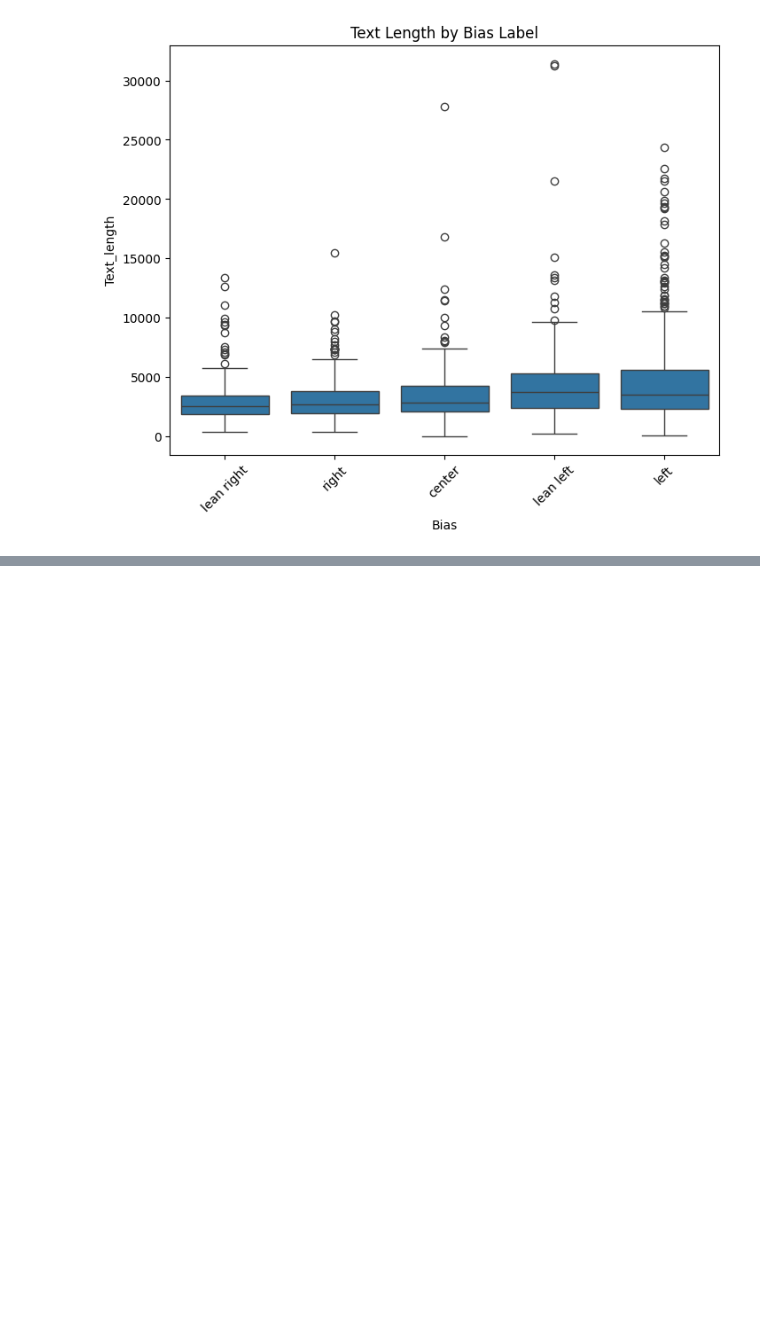
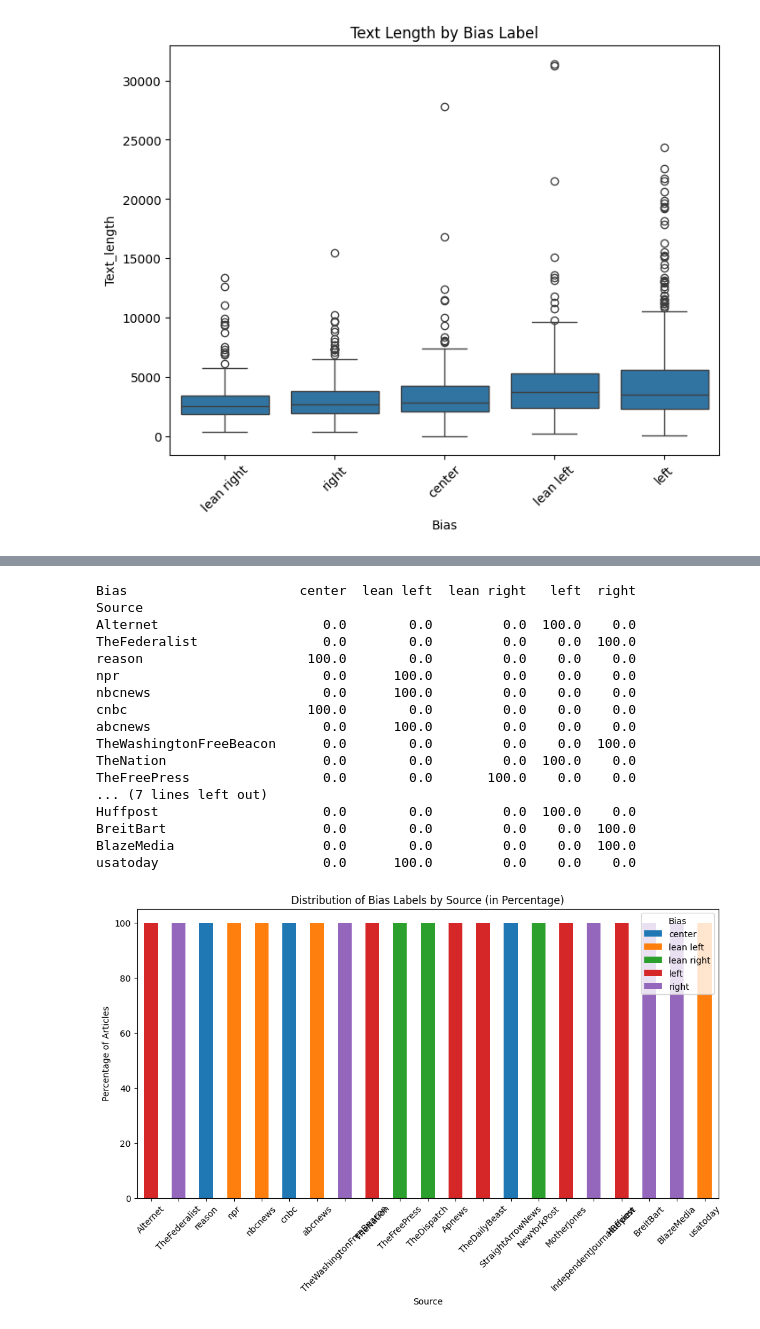
Before and after one commit to foongming/CS5242Project, a Jupyter notebook: EDA.ipynb, the cells around one changed output, grey strips where cells are left out. Cells and saved outputs as stored; diff of their text form; code cells hidden in the pictures; blank space fills up the shorter version.

```diff
--- a/EDA.ipynb
+++ b/EDA.ipynb
@@ -249,0 +320,46 @@ plt.show()
+# %%
+# Group by 'Source' and 'Bias' and get the count for each combination
+bias_distribution_by_source = data.groupby(['Source', 'Bias']).size().unstack(fill_value=0)
+
+# Normalize the counts by dividing by the row sums (to get percentages)
+bias_distribution_by_source = bias_distribution_by_source.div(bias_distribution_by_source.sum(axis=1), axis=0) * 100
+
+# Sort by the total percentage (optional, to maintain consistency)
+bias_distribution_by_source['Total'] = bias_distribution_by_source.sum(axis=1)
+bias_distribution_by_source = bias_distribution_by_source.sort_values(by='Total', ascending=False)
+
+# Drop the 'Total' column from the plot
+bias_distribution_by_source.drop('Total', axis=1, inplace=True)
+
+# Print the normalized distribution
+print(bias_distribution_by_source)
+
+# Plot the distribution using a stacked column chart in percentages
+bias_distribution_by_source.plot(kind='bar', stacked=True, figsize=(12, 6))
+plt.title('Distribution of Bias Labels by Source (in Percentage)')
+plt.xlabel('Source')
+plt.ylabel('Percentage of Articles')
+plt.xticks(rotation=45)
+plt.legend(title='Bias')
+plt.show()
+
+# all sources produce only one type of bias, hence source is a strong predictor of bias
+# %% [output]
+Bias                      center  lean left  lean right   left  right
+Source
+Alternet                     0.0        0.0         0.0  100.0    0.0
+TheFederalist                0.0        0.0         0.0    0.0  100.0
+reason                     100.0        0.0         0.0    0.0    0.0
+npr                          0.0      100.0         0.0    0.0    0.0
+nbcnews                      0.0      100.0         0.0    0.0    0.0
+cnbc                       100.0        0.0         0.0    0.0    0.0
+abcnews                      0.0      100.0         0.0    0.0    0.0
+TheWashingtonFreeBeacon      0.0        0.0         0.0    0.0  100.0
+TheNation                    0.0        0.0         0.0  100.0    0.0
+TheFreePress                 0.0        0.0       100.0    0.0    0.0
+... (7 lines left out)
+Huffpost                     0.0        0.0         0.0  100.0    0.0
+BreitBart                    0.0        0.0         0.0    0.0  100.0
+BlazeMedia                   0.0        0.0         0.0    0.0  100.0
+usatoday                     0.0      100.0         0.0    0.0    0.0
+[figure, added]
```
Also changed, not shown: parts of 6 cells of this notebook.
